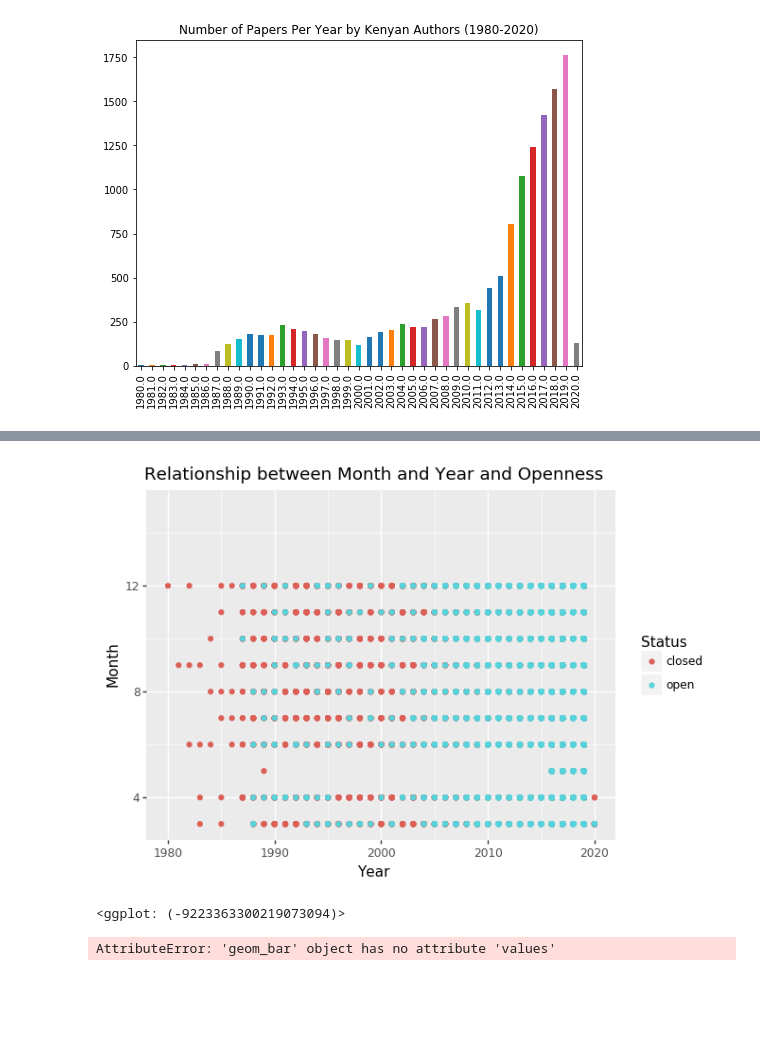
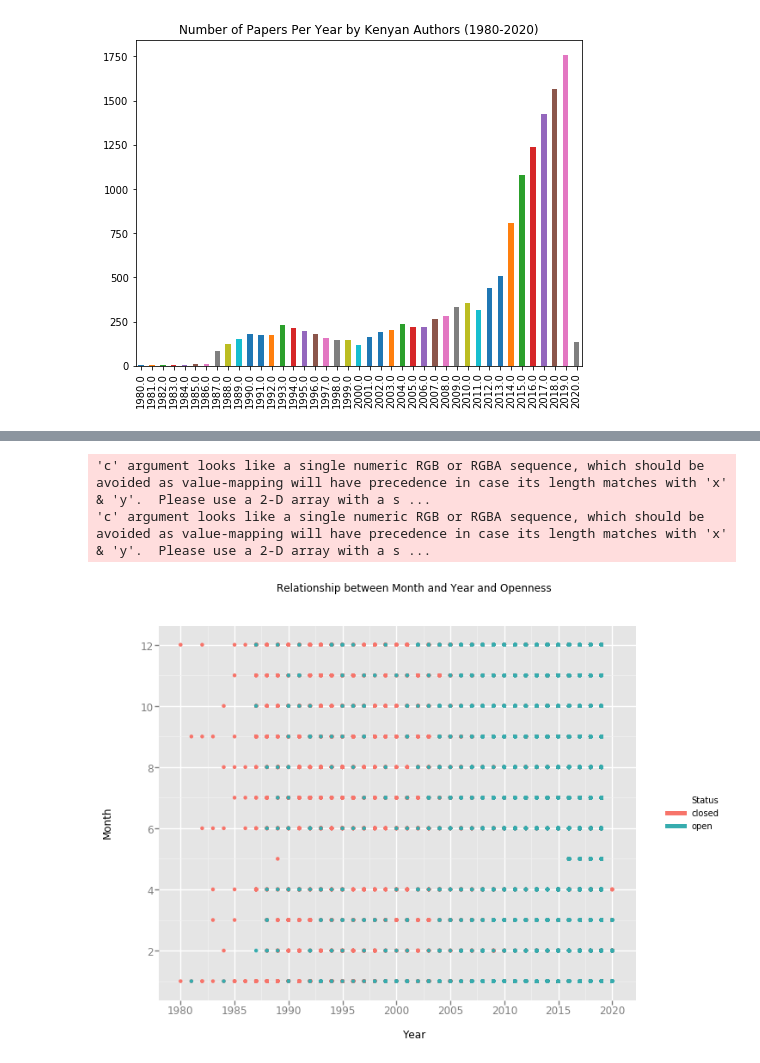
Before and after one commit to BioinfoNet/Data-mining, a Jupyter notebook: reanalysis_2020/notebooks/Data_visulization.ipynb, the cells around one changed output, grey strips where cells are left out. Drawn from its saved outputs; the diff is of its cells as text; code cells hidden in the pictures; blank space fills up the shorter version.

```diff
--- a/reanalysis_2020/notebooks/Data_visulization.ipynb
+++ b/reanalysis_2020/notebooks/Data_visulization.ipynb
@@ -21,5 +24,5 @@ from ggplot import *
 # %%
-data = pd.read_csv('/home/icipe/Downloads/open_science/data/data2/PMID_PMC_Journal_Year_Kenya3.csv', index_col='Pmid')
+data = pd.read_csv('../data/PMID_PMC_Journal_Year_Kenya3.csv', index_col='Pmid')
 # %%
 data.head()
 # %% [output]
@@ -94,14 +95,12 @@ p.save('/home/icipe/Downloads/open_science/data/data2/plots/statusOpennessYear_K
 # %%
-(ggplot(data , aes(x = 'Year', y = 'Month',
+A=ggplot(data , aes(x = 'Year', y = 'Month',
                 color='Status')) + geom_point() + \
 ggtitle("Relationship between Month and Year and Openness") \
-+ ylim(3,15) + xlab("Year") + ylab("Month"))
++ xlab("Year") + ylab("Month")
+
+#save
+A.save('../plots/statusOpennessYear_months.png')
 # %% [output]
+'c' argument looks like a single numeric RGB or RGBA sequence, which should be avoided as value-mapping will have precedence in case its length matches with 'x' & 'y'.  Please use a 2-D array with a s ...
+'c' argument looks like a single numeric RGB or RGBA sequence, which should be avoided as value-mapping will have precedence in case its length matches with 'x' & 'y'.  Please use a 2-D array with a s ...
-[figure, old version]
+[figure, new version]
-<ggplot: (-9223363300219073094)>
-# %%
-ggplot(data,aes(x='Year') +
-geom_bar(aes(fill='Status'), position="dodge") +
-labs(title="Relationship between Years and the number of papers by Openess", x="Year", y="Number of Papers"))
-# %% [output]
-AttributeError: 'geom_bar' object has no attribute 'values'
```
Also changed, not shown: parts of 12 cells of this notebook, 23 other files.
